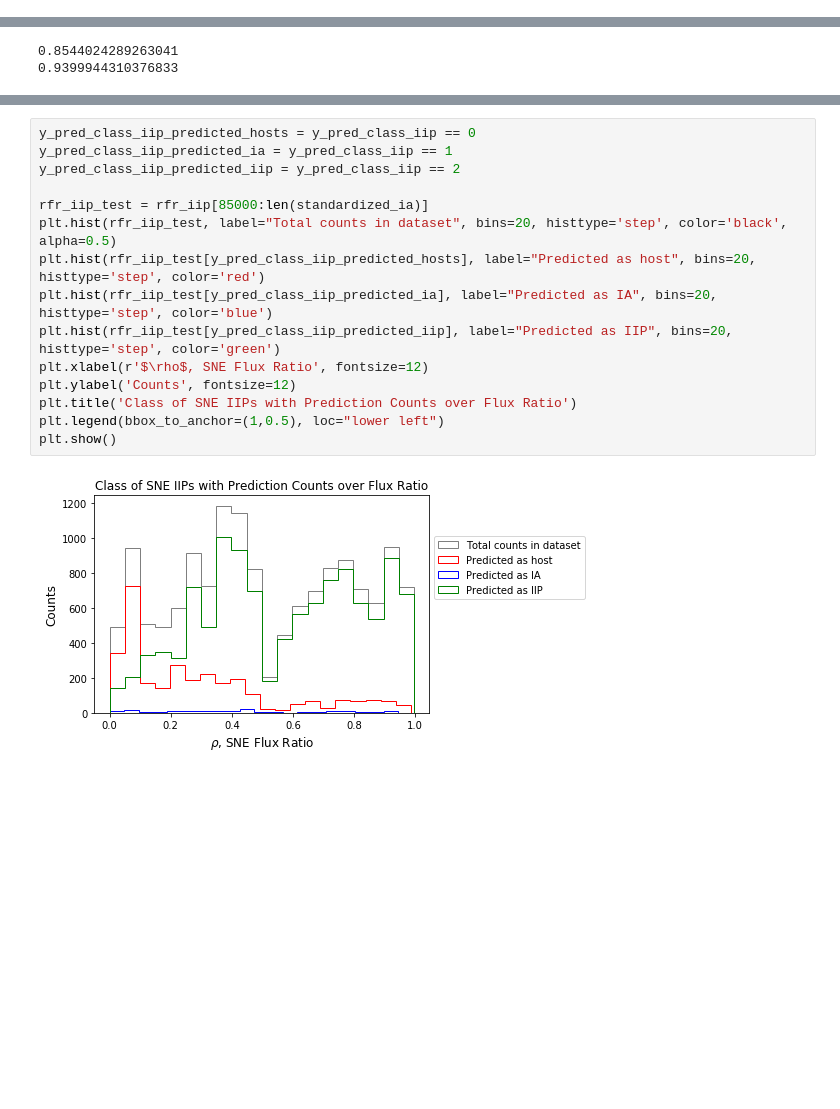
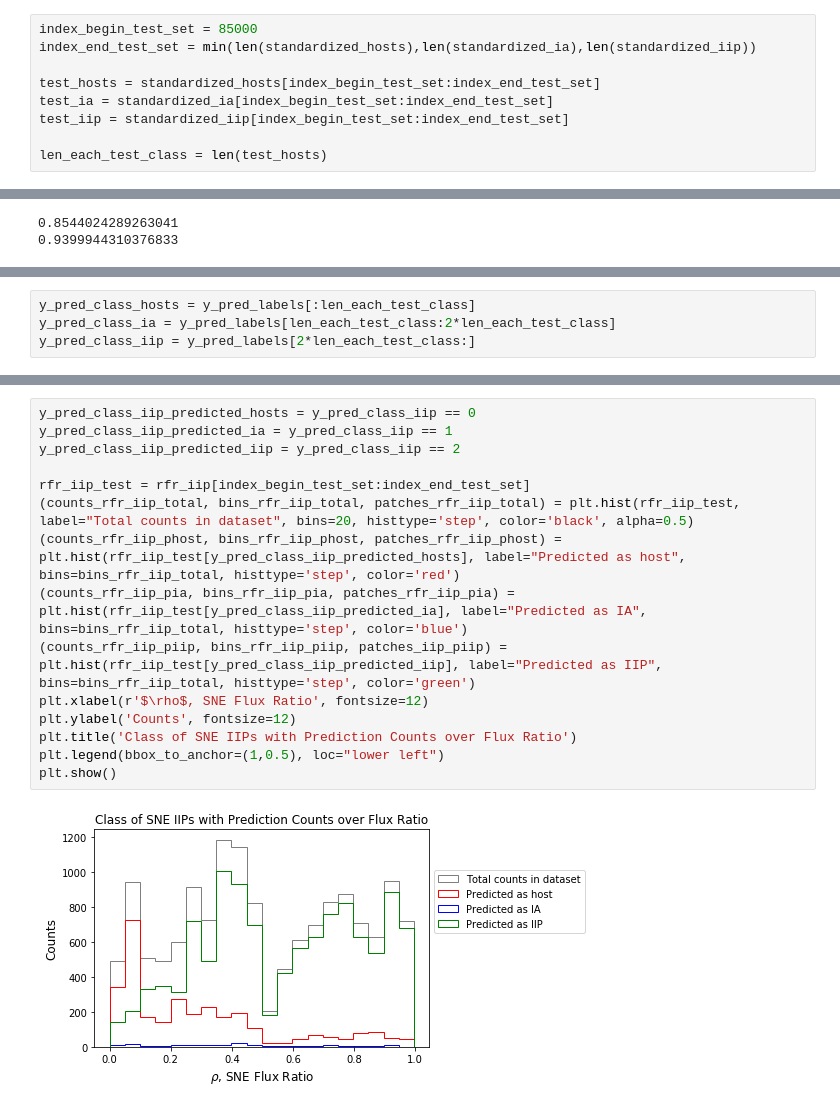
Before and after one commit to DESI-UR/time_domain, a Jupyter notebook: 3LabelCNN_hist_over_brightness.ipynb, the cells around one changed output, grey strips where cells are left out. Saved outputs shown, nothing was run; the diff lists cells and outputs as text; blank space fills up the shorter version.

Commit message:
new plots

```diff
--- a/3LabelCNN_hist_over_brightness.ipynb
+++ b/3LabelCNN_hist_over_brightness.ipynb
@@ -51,3 +49,12 @@ test_iip = standardized_iip[85000:len(standardized_ia)]
+# %%
+index_begin_test_set = 85000
+index_end_test_set = min(len(standardized_hosts),len(standardized_ia),len(standardized_iip))
+
+test_hosts = standardized_hosts[index_begin_test_set:index_end_test_set]
+test_ia = standardized_ia[index_begin_test_set:index_end_test_set]
+test_iip = standardized_iip[index_begin_test_set:index_end_test_set]
+
+len_each_test_class = len(test_hosts)
 # %%
 print(test_hosts.shape, test_ia.shape, test_iip.shape)
 # %% [output]
@@ -87,3 +105,7 @@ y_pred_class_iip = y_pred_labels[len(test_hosts)+len(test_ia):]
+# %%
+y_pred_class_hosts = y_pred_labels[:len_each_test_class]
+y_pred_class_ia = y_pred_labels[len_each_test_class:2*len_each_test_class]
+y_pred_class_iip = y_pred_labels[2*len_each_test_class:]
 # %%
 y_pred_class_ia_predicted_hosts = y_pred_class_ia == 0
 y_pred_class_ia_predicted_ia = y_pred_class_ia == 1
@@ -104,17 +139,17 @@ plt.show()
 # %%
 y_pred_class_iip_predicted_hosts = y_pred_class_iip == 0
 y_pred_class_iip_predicted_ia = y_pred_class_iip == 1
 y_pred_class_iip_predicted_iip = y_pred_class_iip == 2
 
-rfr_iip_test = rfr_iip[85000:len(standardized_ia)]
-plt.hist(rfr_iip_test, label="Total counts in dataset", bins=20, histtype='step', color='black', alpha=0.5)
-plt.hist(rfr_iip_test[y_pred_class_iip_predicted_hosts], label="Predicted as host", bins=20, histtype='step', color='red')
-plt.hist(rfr_iip_test[y_pred_class_iip_predicted_ia], label="Predicted as IA", bins=20, histtype='step', color='blue')
-plt.hist(rfr_iip_test[y_pred_class_iip_predicted_iip], label="Predicted as IIP", bins=20, histtype='step', color='green')
+rfr_iip_test = rfr_iip[index_begin_test_set:index_end_test_set]
+(counts_rfr_iip_total, bins_rfr_iip_total, patches_rfr_iip_total) = plt.hist(rfr_iip_test, label="Total counts in dataset", bins=20, histtype='step', color='black', alpha=0.5)
+(counts_rfr_iip_phost, bins_rfr_iip_phost, patches_rfr_iip_phost) = plt.hist(rfr_iip_test[y_pred_class_iip_predicted_hosts], label="Predicted as host", bins=bins_rfr_iip_total, histtype='step', color='red')
+(counts_rfr_iip_pia, bins_rfr_iip_pia, patches_rfr_iip_pia) = plt.hist(rfr_iip_test[y_pred_class_iip_predicted_ia], label="Predicted as IA", bins=bins_rfr_iip_total, histtype='step', color='blue')
+(counts_rfr_iip_piip, bins_rfr_iip_piip, patches_iip_piip) = plt.hist(rfr_iip_test[y_pred_class_iip_predicted_iip], label="Predicted as IIP", bins=bins_rfr_iip_total, histtype='step', color='green')
 plt.xlabel(r'$\rho$, SNE Flux Ratio', fontsize=12)
 plt.ylabel('Counts', fontsize=12)
 plt.title('Class of SNE IIPs with Prediction Counts over Flux Ratio')
 plt.legend(bbox_to_anchor=(1,0.5), loc="lower left")
 plt.show()
 # %% [output]
-[figure, old version]
+[figure, new version]
```
Also changed, not shown: parts of 23 cells of this notebook.
